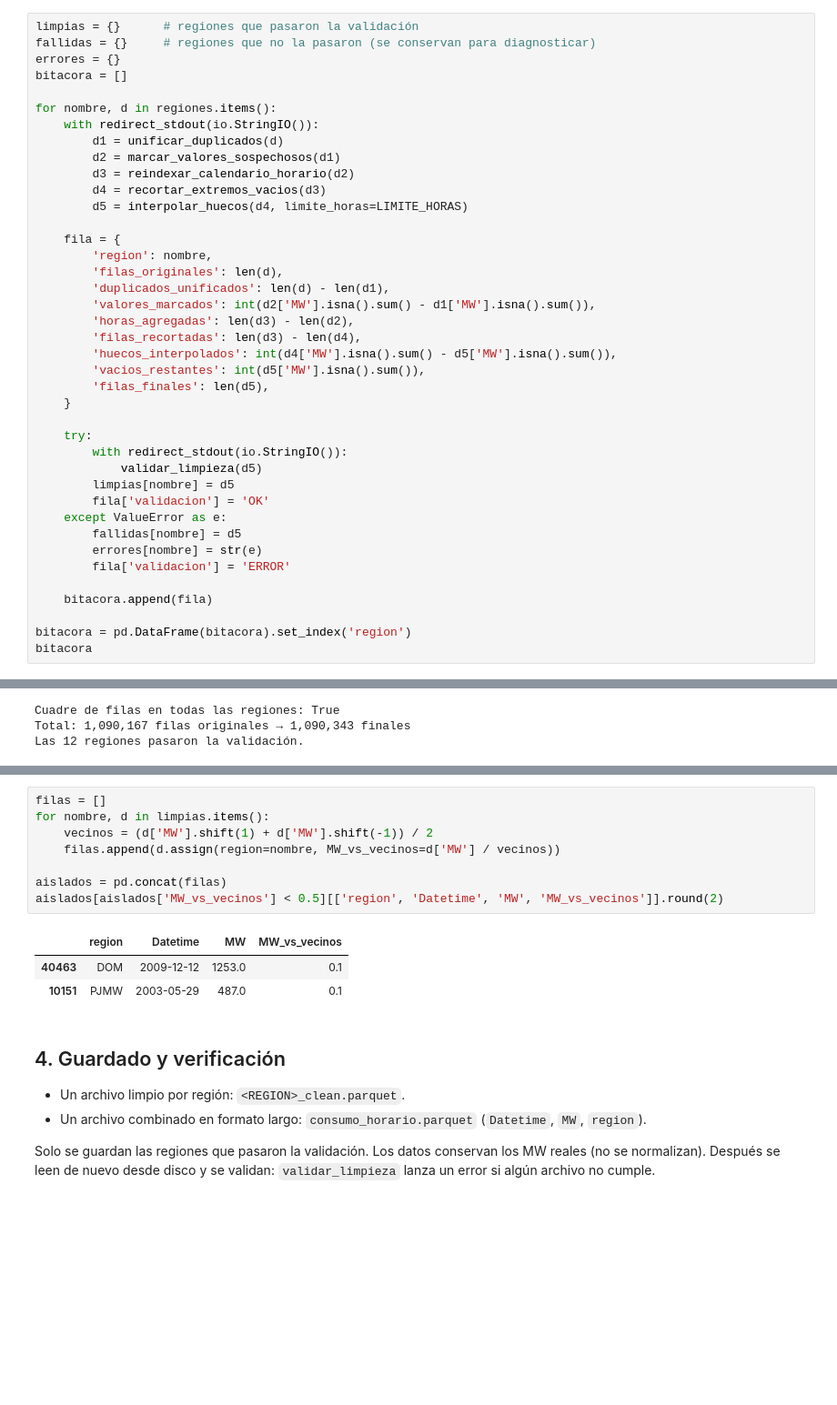
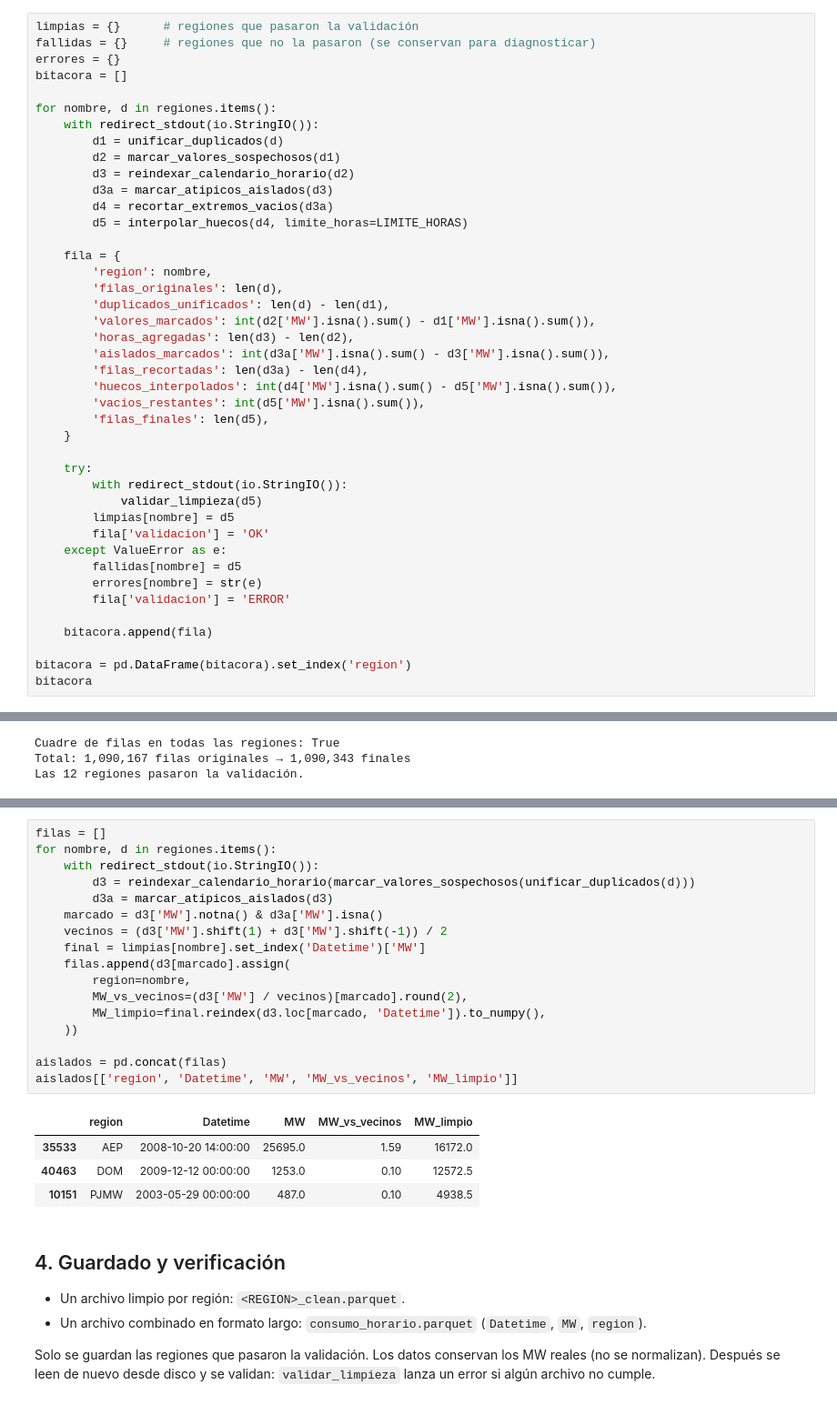
Before and after one commit to LukasGarrido/energy-consumption-analysis, a Jupyter notebook: notebooks/01_datos.ipynb, the cells around one changed output, grey strips where cells are left out. Shown at 91% size. Saved outputs shown, nothing was run; the diff lists cells and outputs as text; blank space fills up the shorter version.

```diff
--- a/notebooks/01_datos.ipynb
+++ b/notebooks/01_datos.ipynb
@@ -428,7 +426,8 @@ for nombre, d in regiones.items():
         d1 = unificar_duplicados(d)
         d2 = marcar_valores_sospechosos(d1)
         d3 = reindexar_calendario_horario(d2)
-        d4 = recortar_extremos_vacios(d3)
+        d3a = marcar_atipicos_aislados(d3)
+        d4 = recortar_extremos_vacios(d3a)
         d5 = interpolar_huecos(d4, limite_horas=LIMITE_HORAS)
 
     fila = {
@@ -437,7 +436,8 @@ for nombre, d in regiones.items():
         'duplicados_unificados': len(d) - len(d1),
         'valores_marcados': int(d2['MW'].isna().sum() - d1['MW'].isna().sum()),
         'horas_agregadas': len(d3) - len(d2),
-        'filas_recortadas': len(d3) - len(d4),
+        'aislados_marcados': int(d3a['MW'].isna().sum() - d3['MW'].isna().sum()),
+        'filas_recortadas': len(d3a) - len(d4),
         'huecos_interpolados': int(d4['MW'].isna().sum() - d5['MW'].isna().sum()),
         'vacios_restantes': int(d5['MW'].isna().sum()),
         'filas_finales': len(d5),
@@ -498,15 +504,25 @@ La limpieza no toca los valores bajos aislados. Se listan los que quedan muy por
 # %%
 filas = []
-for nombre, d in limpias.items():
-    vecinos = (d['MW'].shift(1) + d['MW'].shift(-1)) / 2
-    filas.append(d.assign(region=nombre, MW_vs_vecinos=d['MW'] / vecinos))
+for nombre, d in regiones.items():
+    with redirect_stdout(io.StringIO()):
+        d3 = reindexar_calendario_horario(marcar_valores_sospechosos(unificar_duplicados(d)))
+        d3a = marcar_atipicos_aislados(d3)
+    marcado = d3['MW'].notna() & d3a['MW'].isna()
+    vecinos = (d3['MW'].shift(1) + d3['MW'].shift(-1)) / 2
+    final = limpias[nombre].set_index('Datetime')['MW']
+    filas.append(d3[marcado].assign(
+        region=nombre,
+        MW_vs_vecinos=(d3['MW'] / vecinos)[marcado].round(2),
+        MW_limpio=final.reindex(d3.loc[marcado, 'Datetime']).to_numpy(),
+    ))
 
 aislados = pd.concat(filas)
-aislados[aislados['MW_vs_vecinos'] < 0.5][['region', 'Datetime', 'MW', 'MW_vs_vecinos']].round(2)
+aislados[['region', 'Datetime', 'MW', 'MW_vs_vecinos', 'MW_limpio']]
 # %% [output]
-|  | region | Datetime | MW | MW_vs_vecinos |
-| 40463 | DOM | 2009-12-12 | 1253.0 | 0.1 |
-| 10151 | PJMW | 2003-05-29 | 487.0 | 0.1 |
+|  | region | Datetime | MW | MW_vs_vecinos | MW_limpio |
+| 35533 | AEP | 2008-10-20 14:00:00 | 25695.0 | 1.59 | 16172.0 |
+| 40463 | DOM | 2009-12-12 00:00:00 | 1253.0 | 0.10 | 12572.5 |
+| 10151 | PJMW | 2003-05-29 00:00:00 | 487.0 | 0.10 | 4938.5 |
 # %% [markdown]
 ## 4. Guardado y verificación
 
```
Also changed, not shown: parts of 7 cells of this notebook, 12 other files.
